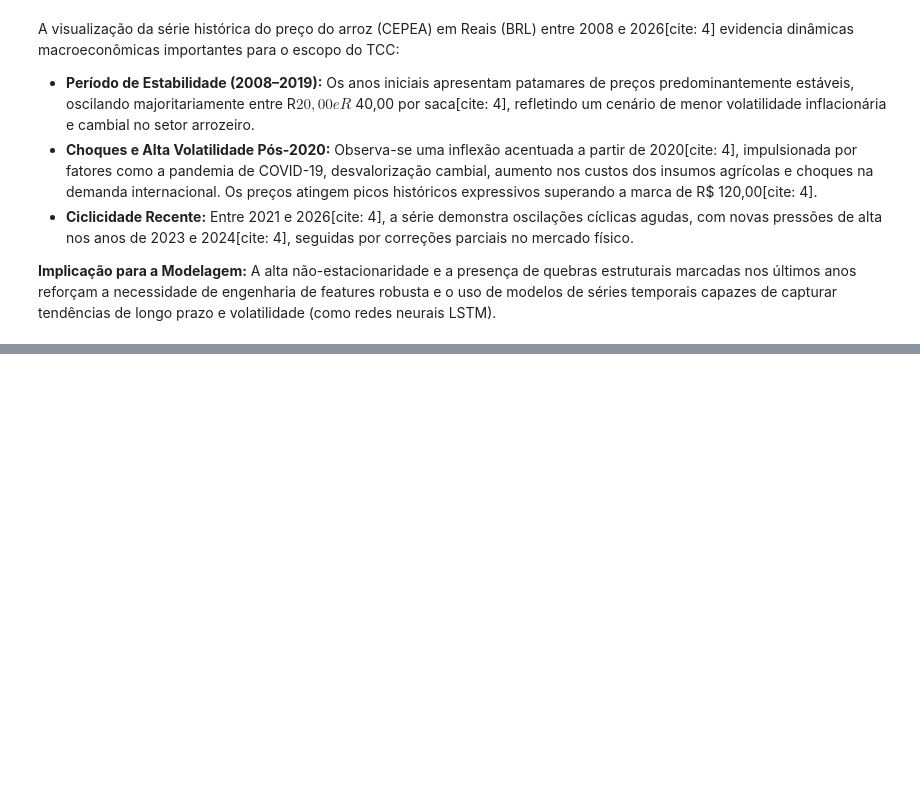
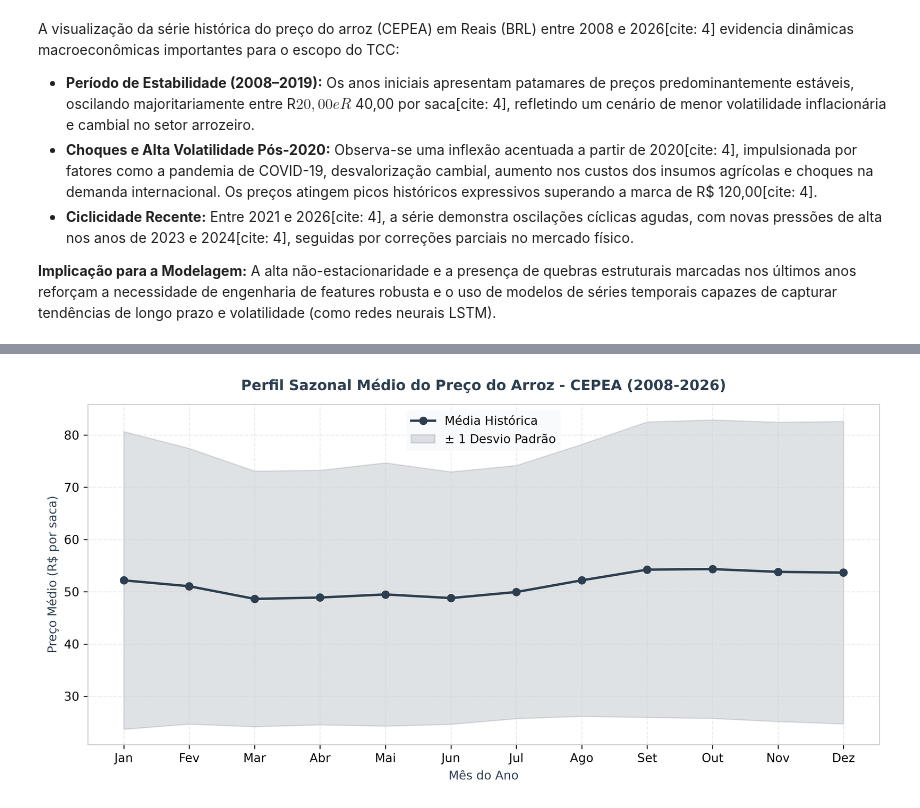
Before and after one commit to brunoOrigem/tcc-predicao-commodities-rs, a Jupyter notebook: notebooks/analise_exploratoria.ipynb, the cells around one changed output, grey strips where cells are left out. Saved outputs shown, nothing was run; the diff lists cells and outputs as text; code cells hidden in the pictures; blank space fills up the shorter version.

```diff
--- a/notebooks/analise_exploratoria.ipynb
+++ b/notebooks/analise_exploratoria.ipynb
@@ -162,0 +236,37 @@ A visualização da série histórica do preço do arroz (CEPEA) em Reais (BRL)
+# %%
+# 1. Garantindo que a coluna de data seja datetime e extraindo o mês
+df_arroz['data'] = pd.to_datetime(df_arroz['data'])
+df_arroz['mes'] = df_arroz['data'].dt.month
+
+# 2. Calculando a média e o desvio padrão por mês ao longo de todos os anos
+sazonalidade_stats = df_arroz.groupby('mes')['preco_brl'].agg(['mean', 'std']).reset_index()
+
+# Mapeando os nomes dos meses em português para o eixo X
+meses_nomes = ['Jan', 'Fev', 'Mar', 'Abr', 'Mai', 'Jun', 'Jul', 'Ago', 'Set', 'Out', 'Nov', 'Dez']
+
+# 3. Criando o gráfico de linha com banda de desvio padrão
+fig, ax = plt.subplots(figsize=(10, 5))
+
+# Linha principal da média histórica
+ax.plot(sazonalidade_stats['mes'], sazonalidade_stats['mean'], color=ACCENT, linewidth=2.0, marker='o', label='Média Histórica')
+
+# Banda de variação (Desvio Padrão) para indicar a dispersão em cada mês
+ax.fill_between(
+    sazonalidade_stats['mes'],
+    sazonalidade_stats['mean'] - sazonalidade_stats['std'],
+    sazonalidade_stats['mean'] + sazonalidade_stats['std'],
+    color=ACCENT, alpha=0.15, label='± 1 Desvio Padrão'
+)
+
+ax.set_title('Perfil Sazonal Médio do Preço do Arroz - CEPEA (2008-2026)', fontsize=12, pad=12, color=ACCENT, weight='bold')
+ax.set_xlabel('Mês do Ano', fontsize=10, color=ACCENT)
+ax.set_ylabel('Preço Médio (R$ por saca)', fontsize=10, color=ACCENT)
+ax.set_xticks(sazonalidade_stats['mes'])
+ax.set_xticklabels(meses_nomes)
+ax.grid(True, linestyle='--', alpha=0.4, color='#cccccc')
+ax.legend(frameon=True, facecolor=LIGHT, edgecolor='none')
+
+plt.tight_layout()
+plt.show()
+# %% [output]
+[figure, added]
```
Also changed, not shown: parts of 8 cells of this notebook.
